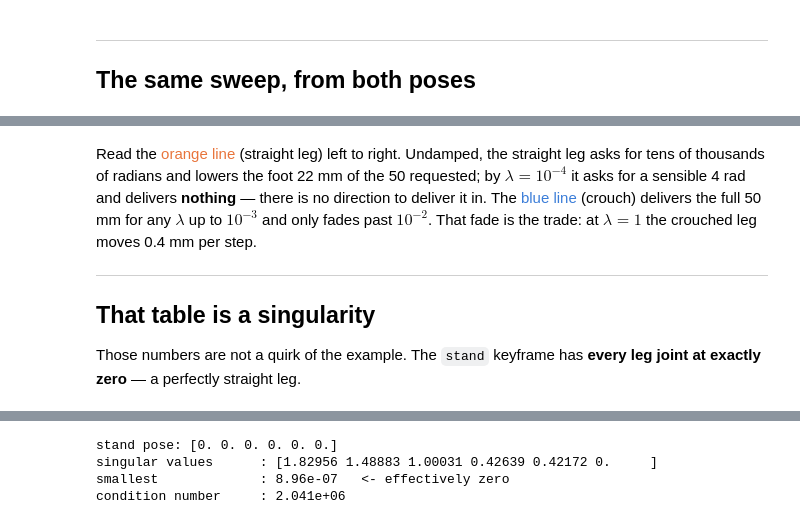
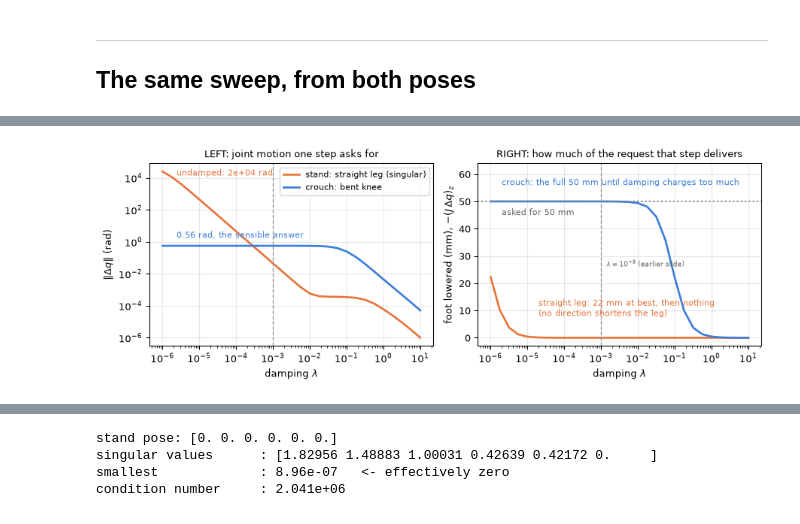
Before and after one commit to gnoejh/soc4180, a Jupyter notebook: weeks/03-inverse-kinematics/lab.ipynb, the cells around one changed output, grey strips where cells are left out. Saved outputs shown, nothing was run; the diff lists cells and outputs as text; code cells hidden in the pictures.

```diff
--- a/weeks/03-inverse-kinematics/lab.ipynb
+++ b/weeks/03-inverse-kinematics/lab.ipynb
@@ -509,22 +509,3 @@ for s_i in sig:
 ------------------------------------------------------------------------
 
 ## The same sweep, from both poses
-# %%
-lams = np.logspace(-6, 1, 29)
-fig, (ax0, ax1) = plt.subplots(1, 2, figsize=(9.6, 3.8))
-for Jp, label, col in ((J, "stand: straight leg", "#e8743b"),
-                       (J_crouch, "crouch: bent knee", "#3b7dd8")):
-    size, drop = [], []
-    for lam in lams:
-        dq = Jp.T @ np.linalg.solve(Jp @ Jp.T + lam**2 * np.eye(6), err)
-        size.append(np.linalg.norm(dq)); drop.append(-(Jp @ dq)[2] * 1000)
-    ax0.loglog(lams, size, lw=2, color=col, label=label)
-    ax1.semilogx(lams, drop, lw=2, color=col, label=label)
-ax0.set_xlabel(r"$\lambda$"); ax0.set_ylabel(r"$\|\Delta q\|$ (rad)"); ax0.legend(fontsize=8)
-ax0.set_title("how much joint motion one step asks for", fontsize=10)
-ax1.axhline(50, color="0.5", ls=":"); ax1.text(2e-6, 46, "asked for 50 mm", fontsize=8, color="0.4")
-ax1.set_xlabel(r"$\lambda$"); ax1.set_ylabel("foot lowered by (mm), first order")
-ax1.set_title("how much of the request one step delivers", fontsize=10)
-for a in (ax0, ax1):
-    a.grid(alpha=0.3)
-fig.tight_layout(); plt.show()
@@ -533,17 +512,41 @@ fig.tight_layout(); plt.show()
-# %% [markdown]
-Read the <span style="color:#e8743b">orange line</span> (straight leg)
-left to right. Undamped, the straight leg asks for tens of thousands of
-radians and lowers the foot 22 mm of the 50 requested; by
-$\lambda = 10^{-4}$ it asks for a sensible 4 rad and delivers
-**nothing** — there is no direction to deliver it in. The
-<span style="color:#3b7dd8">blue line</span> (crouch) delivers the full
-50 mm for any $\lambda$ up to $10^{-3}$ and only fades past $10^{-2}$.
-That fade is the trade: at $\lambda = 1$ the crouched leg moves 0.4 mm
-per step.
-
-------------------------------------------------------------------------
-
-## That table is a singularity
-
-Those numbers are not a quirk of the example. The `stand` keyframe has
-**every leg joint at exactly zero** — a perfectly straight leg.
+# %%
+lams = np.logspace(-6, 1, 29)                     # damping, almost-inverse to heavy
+sweep = {}
+for Jp, name in ((J, "stand"), (J_crouch, "crouch")):
+    size, drop = [], []
+    for lam in lams:
+        dq = Jp.T @ np.linalg.solve(Jp @ Jp.T + lam**2 * np.eye(6), err)
+        size.append(np.linalg.norm(dq)); drop.append(-(Jp @ dq)[2] * 1000)
+    sweep[name] = (np.array(size), np.array(drop))
+
+cols = {"stand": "#e8743b", "crouch": "#3b7dd8"}
+names = {"stand": "stand: straight leg (singular)", "crouch": "crouch: bent knee"}
+fig, (ax0, ax1) = plt.subplots(1, 2, figsize=(9.6, 3.5))
+for k in ("stand", "crouch"):
+    size, drop = sweep[k]
+    ax0.loglog(lams, size, lw=2, color=cols[k], label=names[k])
+    ax1.semilogx(lams, drop, lw=2, color=cols[k], label=names[k])
+
+# LEFT: the size of the joint step the solver asks for
+ax0.set_title("LEFT: joint motion one step asks for", fontsize=10)
+ax0.set_xlabel(r"damping $\lambda$"); ax0.set_ylabel(r"$\|\Delta q\|$ (rad)")
+ax0.annotate(f"undamped: {sweep['stand'][0][0]:.0e} rad", (lams[0], sweep['stand'][0][0]),
+             xytext=(14, -4), textcoords="offset points", fontsize=8, color=cols["stand"])
+ax0.annotate(f"{sweep['crouch'][0][0]:.2f} rad, the sensible answer", (lams[0], sweep['crouch'][0][0]),
+             xytext=(14, 8), textcoords="offset points", fontsize=8, color=cols["crouch"])
+ax0.legend(fontsize=8, loc="upper right")
+
+# RIGHT: how far that step really moves the foot (first order, J dq)
+ax1.set_title("RIGHT: how much of the request that step delivers", fontsize=10)
+ax1.set_xlabel(r"damping $\lambda$"); ax1.set_ylabel(r"foot lowered (mm), $-(J\,\Delta q)_z$")
+ax1.set_ylim(-3, 64)
+ax1.axhline(50, color="0.5", ls=":"); ax1.text(2e-6, 45, "asked for 50 mm", fontsize=8, color="0.4")
+ax1.text(2e-6, 56, "crouch: the full 50 mm until damping charges too much", fontsize=8, color=cols["crouch"])
+ax1.text(2e-5, 8, "straight leg: 22 mm at best, then nothing\n(no direction shortens the leg)",
+         fontsize=8, color=cols["stand"])
+for a_ in (ax0, ax1):
+    a_.axvline(1e-3, color="0.6", ls="--", lw=1); a_.grid(alpha=0.3)
+ax1.text(1.4e-3, 27, r"$\lambda = 10^{-3}$ (earlier slide)", fontsize=7, color="0.4", va="center")
+fig.tight_layout(); plt.show()
+# %% [output]
+[figure, added]
```
Also changed, not shown: parts of 4 cells of this notebook, 1 other file.
